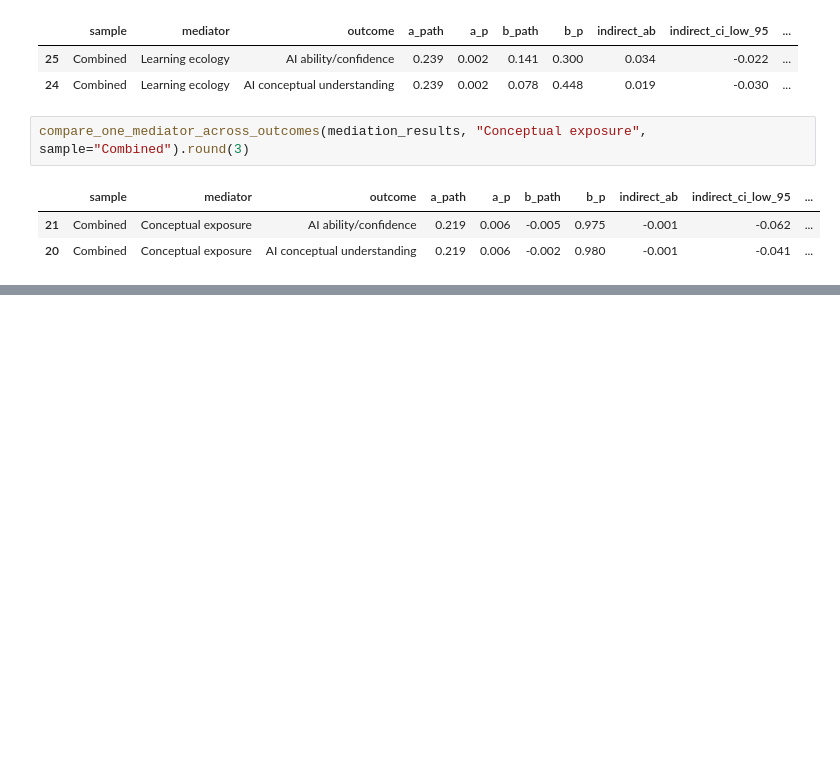
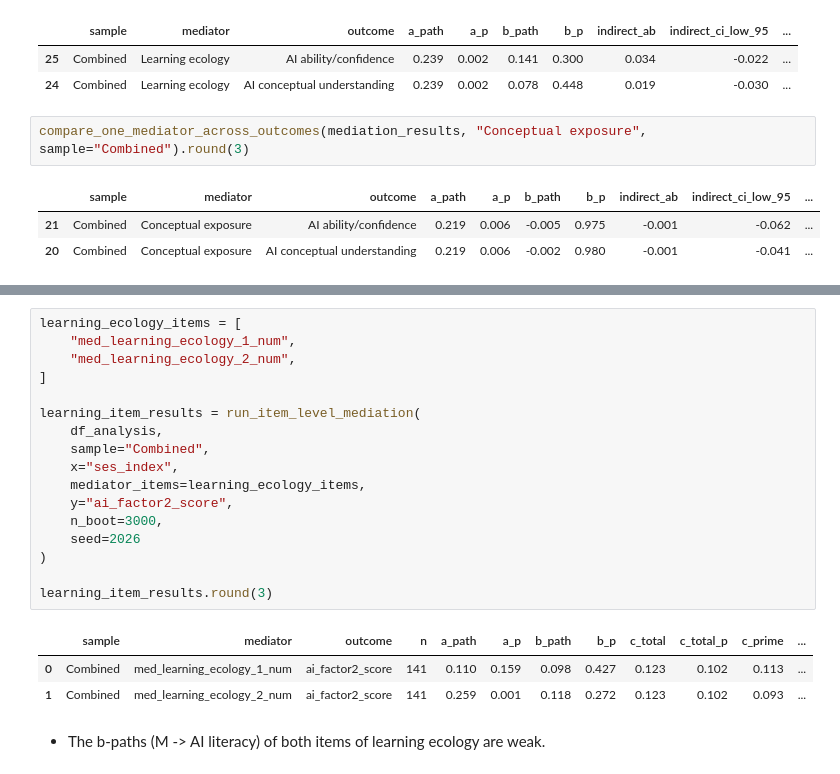
Before and after one commit to garcia-ho/1st_analysis, a Jupyter notebook: phas1_SLR.ipynb, the cells around one changed output, grey strips where cells are left out. Cells and saved outputs as stored; diff of their text form; blank space fills up the shorter version.

```diff
--- a/Phase1_analysis.ipynb
+++ b/phas1_SLR.ipynb
@@ -536,0 +593,23 @@ compare_one_mediator_across_outcomes(mediation_results, "Conceptual exposure", s
+# %%
+learning_ecology_items = [
+    "med_learning_ecology_1_num",
+    "med_learning_ecology_2_num",
+]
+
+learning_item_results = run_item_level_mediation(
+    df_analysis,
+    sample="Combined",
+    x="ses_index",
+    mediator_items=learning_ecology_items,
+    y="ai_factor2_score",
+    n_boot=3000,
+    seed=2026
+)
+
+learning_item_results.round(3)
+# %% [output]
+|  | sample | mediator | outcome | n | a_path | a_p | b_path | b_p | c_total | c_total_p | c_prime | ... |
+| 0 | Combined | med_learning_ecology_1_num | ai_factor2_score | 141 | 0.110 | 0.159 | 0.098 | 0.427 | 0.123 | 0.102 | 0.113 | ... |
+| 1 | Combined | med_learning_ecology_2_num | ai_factor2_score | 141 | 0.259 | 0.001 | 0.118 | 0.272 | 0.123 | 0.102 | 0.093 | ... |
+# %% [markdown]
+- The b-paths (M -> AI literacy) of both items of learning ecology are weak.
```
Also changed, not shown: parts of 15 cells of this notebook, 4 other files.
